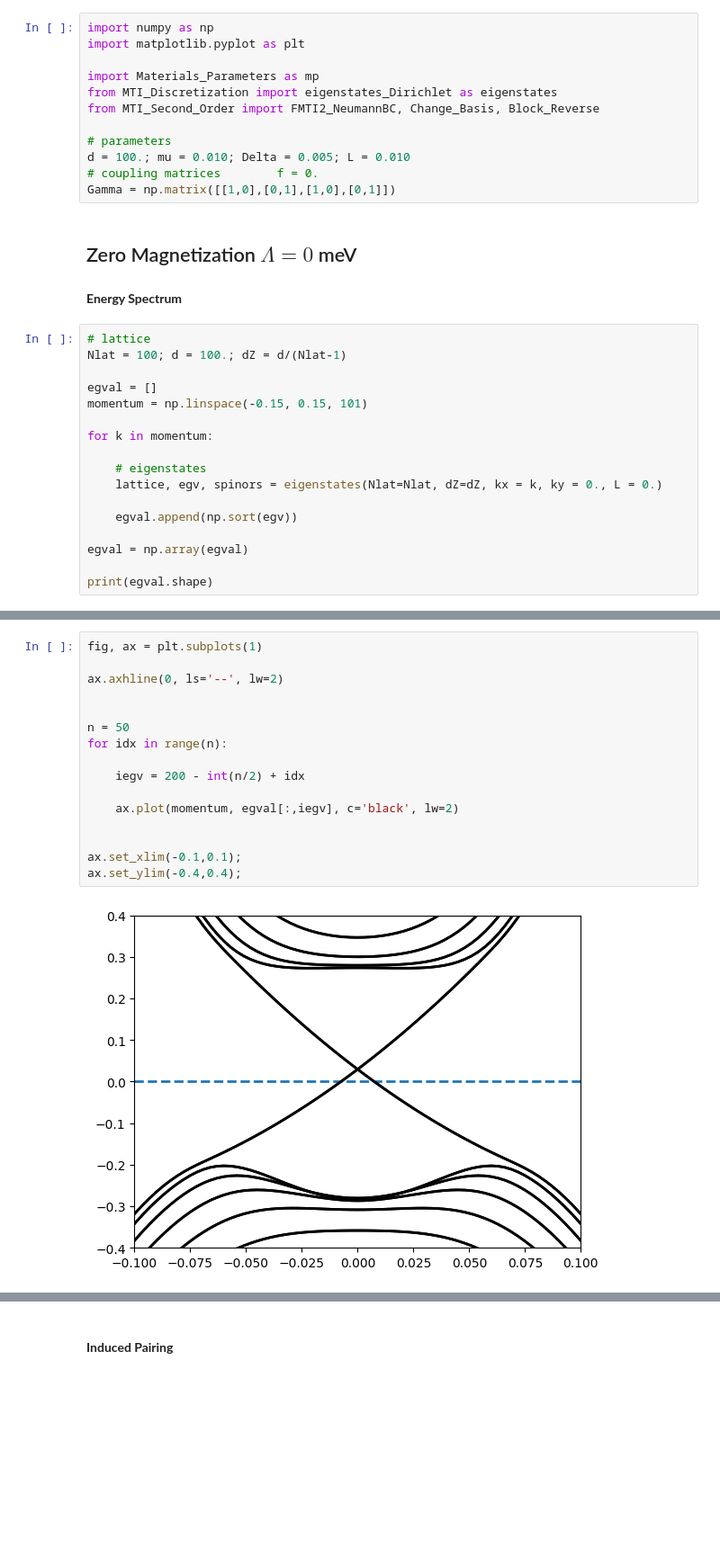
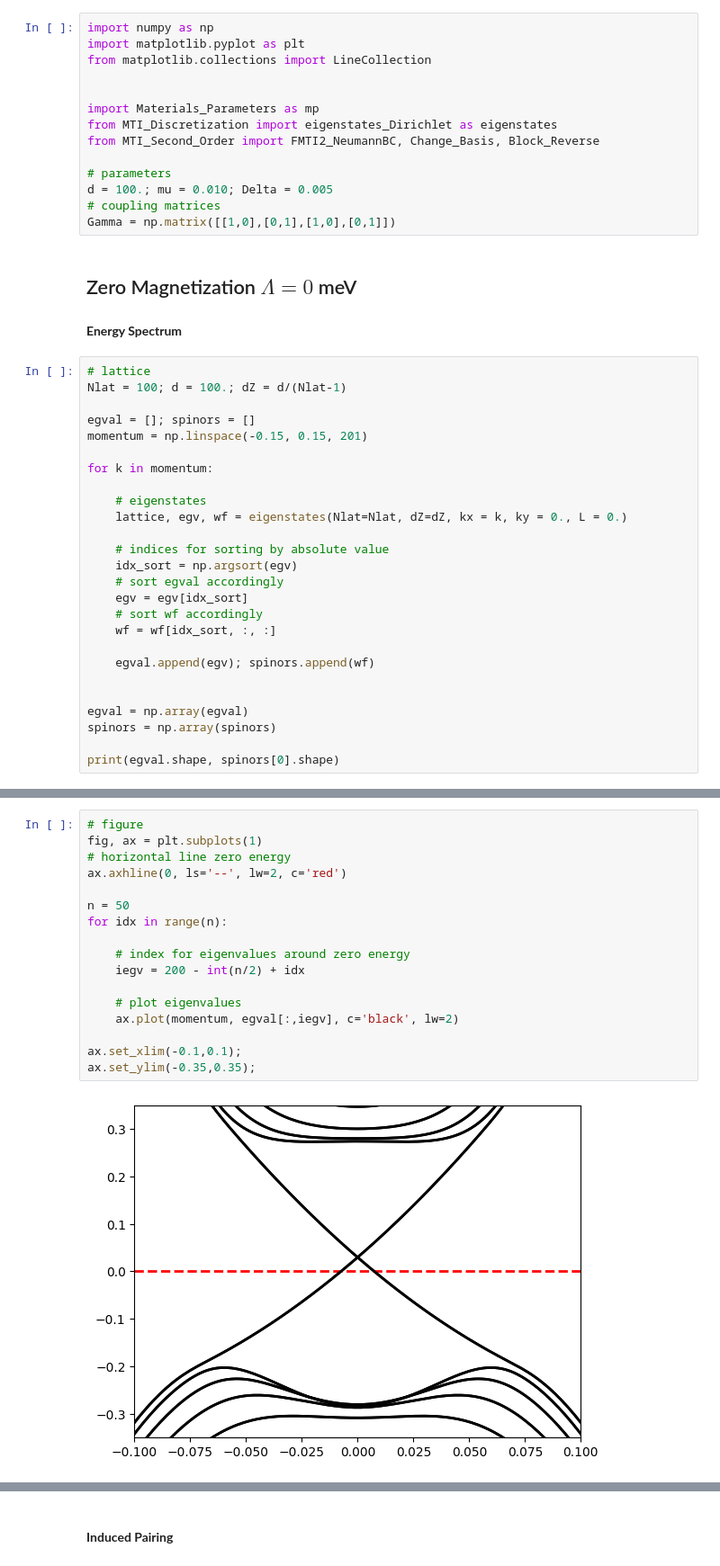
Before and after one commit to danidimic/MTI_SC_Gorkov, a Jupyter notebook: Pairing_Averaged_TI.ipynb, the cells around one changed output, grey strips where cells are left out. Shown: that part at 90% size. Saved outputs shown, nothing was run; the diff lists cells and outputs as text; blank space fills up the shorter version.

```diff
--- a/Pairing_Averaged_TI.ipynb
+++ b/Pairing_Averaged_TI.ipynb
@@ -3,14 +3,16 @@
 # %%
 import numpy as np
 import matplotlib.pyplot as plt
+from matplotlib.collections import LineCollection
+
 
 import Materials_Parameters as mp
 from MTI_Discretization import eigenstates_Dirichlet as eigenstates
 from MTI_Second_Order import FMTI2_NeumannBC, Change_Basis, Block_Reverse
 
 # parameters
-d = 100.; mu = 0.010; Delta = 0.005; L = 0.010
-# coupling matrices        f = 0.
+d = 100.; mu = 0.010; Delta = 0.005
+# coupling matrices
 Gamma = np.matrix([[1,0],[0,1],[1,0],[0,1]])
 # %% [markdown]
 ## Zero Magnetization $\Lambda = 0$ meV
@@ -20,17 +22,26 @@ Gamma = np.matrix([[1,0],[0,1],[1,0],[0,1]])
 # lattice
 Nlat = 100; d = 100.; dZ = d/(Nlat-1)
 
-egval = []
-momentum = np.linspace(-0.15, 0.15, 101)
+egval = []; spinors = []
+momentum = np.linspace(-0.15, 0.15, 201)
 
 for k in momentum:
 
     # eigenstates
-    lattice, egv, spinors = eigenstates(Nlat=Nlat, dZ=dZ, kx = k, ky = 0., L = 0.)
+    lattice, egv, wf = eigenstates(Nlat=Nlat, dZ=dZ, kx = k, ky = 0., L = 0.)
 
-    egval.append(np.sort(egv))
+    # indices for sorting by absolute value
+    idx_sort = np.argsort(egv)
+    # sort egval accordingly
+    egv = egv[idx_sort]
+    # sort wf accordingly
+    wf = wf[idx_sort, :, :]
+
+    egval.append(egv); spinors.append(wf)
+
 
 egval = np.array(egval)
+spinors = np.array(spinors)
 
-print(egval.shape)
+print(egval.shape, spinors[0].shape)
 # %% [output]
@@ -38,18 +49,19 @@ print(egval.shape)
 # %%
+# figure
 fig, ax = plt.subplots(1)
-
-ax.axhline(0, ls='--', lw=2)
-
+# horizontal line zero energy
+ax.axhline(0, ls='--', lw=2, c='red')
 
 n = 50
 for idx in range(n):
 
+    # index for eigenvalues around zero energy
     iegv = 200 - int(n/2) + idx
 
+    # plot eigenvalues
     ax.plot(momentum, egval[:,iegv], c='black', lw=2)
 
-
 ax.set_xlim(-0.1,0.1);
-ax.set_ylim(-0.4,0.4);
+ax.set_ylim(-0.35,0.35);
 # %% [output]
-[figure, old version]
+[figure, new version]
```
Also changed, not shown: parts of 2 cells of this notebook, 8 other files.
